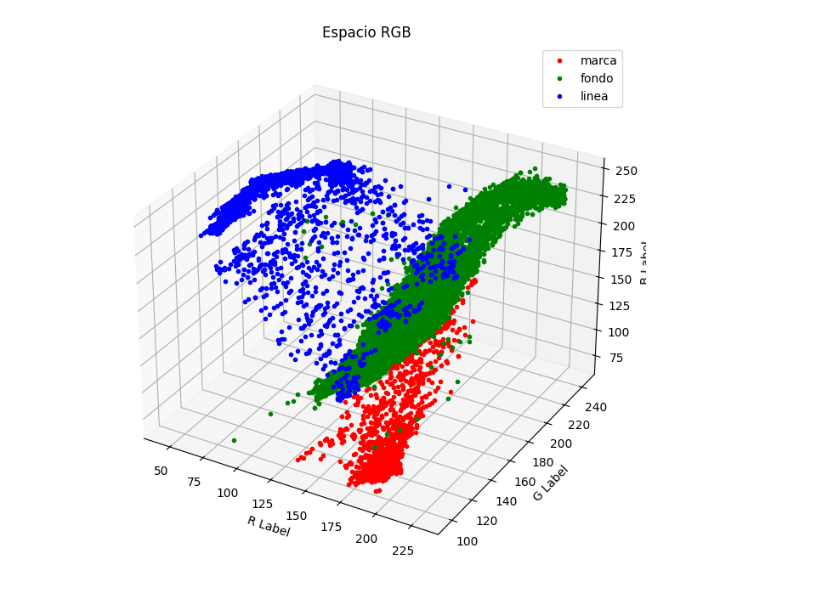
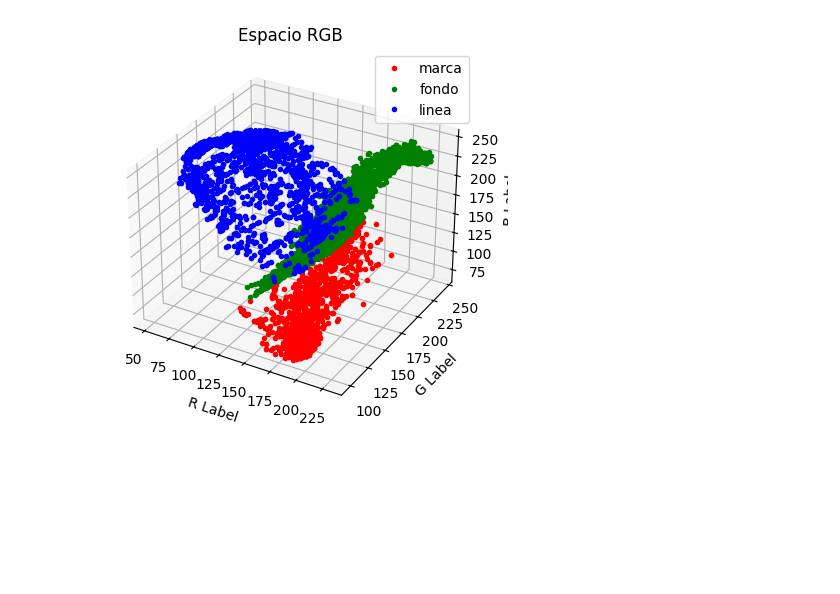
Before and after one commit to Qub1ts/Robotica, a Jupyter notebook: Practica 2 - Percepcion Computacional/pinta_colores.ipynb, the cells around one changed output. Cells and saved outputs as stored; diff of their text form; code cells hidden in the pictures; blank space fills up the shorter version.

```diff
--- a/Practica 2 - Percepcion Computacional/pinta_colores.ipynb
+++ b/Practica 2 - Percepcion Computacional/pinta_colores.ipynb
@@ -32,20 +32,20 @@ data_fondo = imNp[mask_fondo] # datos marcados en verde
 data_linea = imNp[mask_linea] # datos marcados en azul
 # %%
 # Pinto los datos RGB
-fig = plt.figure(figsize=(8,8))
+fig = plt.figure()
 ax = fig.add_subplot(projection='3d')
 
 ax.plot(data_marca[:,0], data_marca[:,1], data_marca[:,2], 'r.', label='marca')
 ax.plot(data_fondo[:,0], data_fondo[:,1], data_fondo[:,2], 'g.', label='fondo')
 ax.plot(data_linea[:,0], data_linea[:,1], data_linea[:,2], 'b.', label='linea')
 ax.set_xlabel('R Label')
 ax.set_ylabel('G Label')
 ax.set_zlabel('B Label')
 ax.legend()
 plt.title('Espacio RGB')
 plt.show()
 # %% [output]
-[figure, old version]
+[figure, new version]
 # %%
 # Ahora hago lo mismo con los datos normalizados segun la 'normalizacion rgb'
 # Sumo los canales R, G y B. Añado un valor mínimo para evitar dividir por 0 si hay píxeles negros puros.
```
Also changed, not shown: parts of 2 cells of this notebook, 3 other files.
